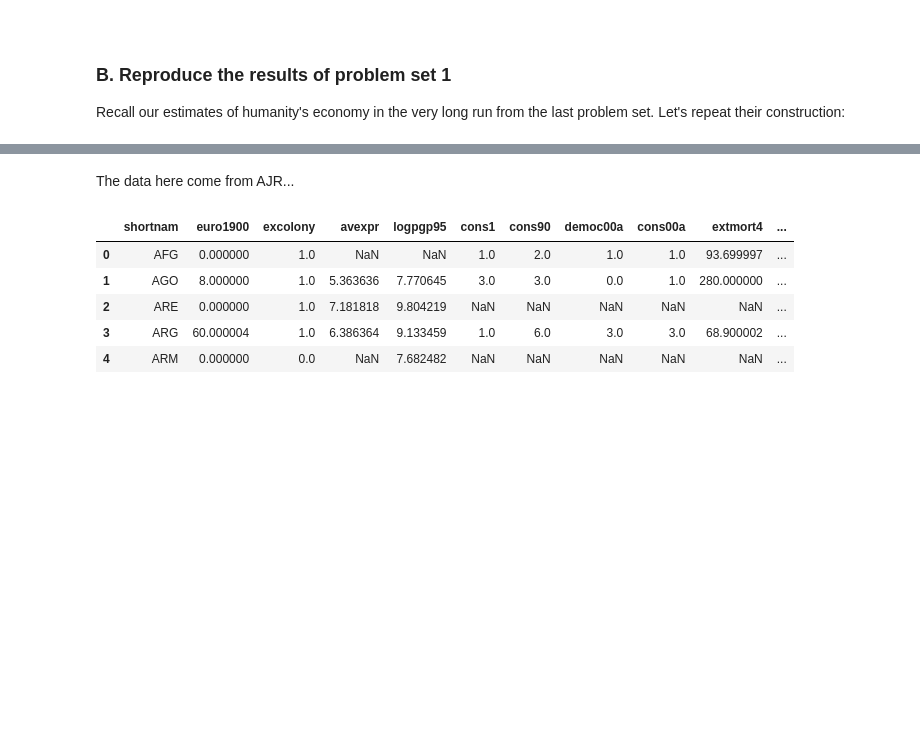
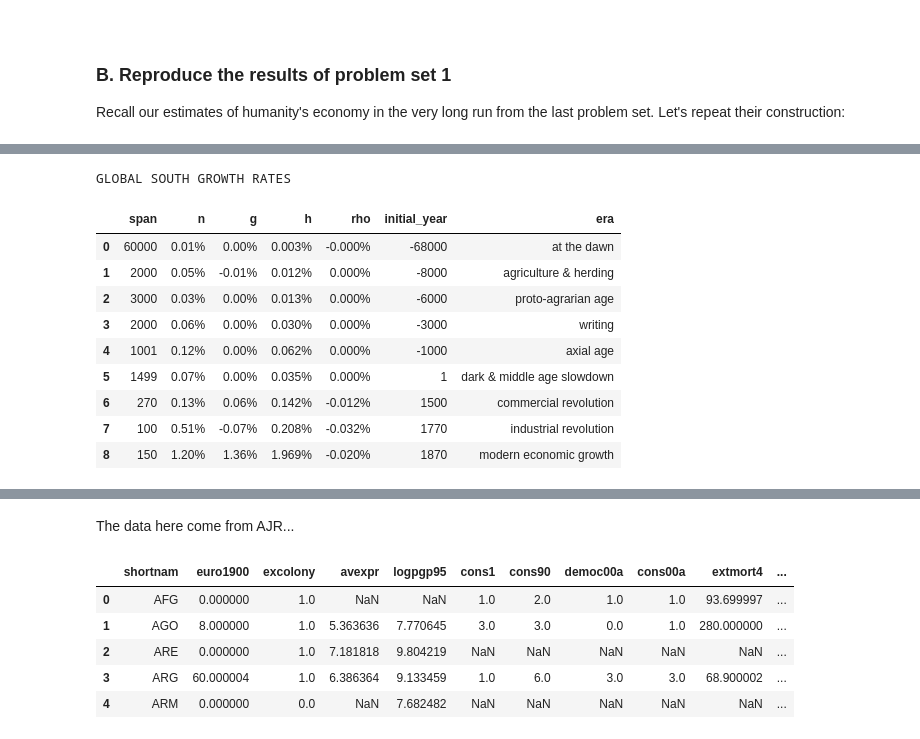
Before and after one commit to braddelong/econ-115-f-2020-assignments, a Jupyter notebook: ps03.ipynb, the cells around one changed output, grey strips where cells are left out. Cells and saved outputs as stored; diff of their text form; code cells hidden in the pictures; blank space fills up the shorter version.

```diff
--- a/ps03.ipynb
+++ b/ps03.ipynb
@@ -168 +291,7 @@ long_run_growth_list_global_south = [
     ]
+# %%
+long_run_growth_global_south_df = pd.DataFrame(
+  data=np.array(long_run_growth_list_global_south), columns = ['year', 'population',
+  'income_level', 'human_ideas', 'resources']
+  )
+long_run_growth_global_south_df['year'] = long_run_growth_global_south_df['year'].apply(np.int64)
@@ -168,0 +313,18 @@ long_run_growth_list_global_south = [
+# %%
+long_run_growth_global_south_df.set_index('year', inplace=True)
+
+# finally, add a note to the end of each observation, reminding
+# us of what was going on in human history back in each of the
+# eras into which we have divided it
+
+eras = ['at the dawn', 'agriculture & herding', 'proto-agrarian age',
+        'writing', 'axial age', 'dark & middle age slowdown', 'commercial revolution',
+        'industrial revolution', 'modern economic growth', 'whatever the 21st century brings']
+
+long_run_growth_global_south_df['eras'] = eras
+
+format_dict = {'year': '{d}', 'human_ideas': '{0:,.0f}',
+    'income_level': '${0:,.0f}', 'population': '{0:,.1f}', 'resources': '{0:,.3f}'}
+
+print('GLOBAL SOUTH LEVELS')
+long_run_growth_global_south_df.style.format(format_dict)
@@ -168,0 +345,29 @@ long_run_growth_list_global_south = [
+# %%
+data_list = np.array([span, n, g, h, rho]).transpose()
+
+long_run_growth_rates_global_south_df = pd.DataFrame(
+    data=data_list, columns = ['span', 'n', 'g', 'h', 'rho'])
+
+long_run_growth_rates_global_south_df['initial_year'] = initial_year
+
+eras2 = eras[0:9]
+
+long_run_growth_rates_global_south_df['era'] = eras2
+
+format_dict = {'initial_year':'{0:.0f}',  'span': '{0:.0f}', 'h': '{0:,.3%}',
+    'g': '{0:,.2%}', 'n': '{0:,.2%}', 'n': '{0:,.2%}' , 'rho': '{0:,.3%}'}
+
+print('GLOBAL SOUTH GROWTH RATES')
+long_run_growth_rates_global_south_df.style.format(format_dict)
+# %% [output]
+GLOBAL SOUTH GROWTH RATES
+|  | span | n | g | h | rho | initial_year | era |
+| 0 | 60000 | 0.01% | 0.00% | 0.003% | -0.000% | -68000 | at the dawn |
+| 1 | 2000 | 0.05% | -0.01% | 0.012% | 0.000% | -8000 | agriculture & herding |
+| 2 | 3000 | 0.03% | 0.00% | 0.013% | 0.000% | -6000 | proto-agrarian age |
+| 3 | 2000 | 0.06% | 0.00% | 0.030% | 0.000% | -3000 | writing |
+| 4 | 1001 | 0.12% | 0.00% | 0.062% | 0.000% | -1000 | axial age |
+| 5 | 1499 | 0.07% | 0.00% | 0.035% | 0.000% | 1 | dark & middle age slowdown |
+| 6 | 270 | 0.13% | 0.06% | 0.142% | -0.012% | 1500 | commercial revolution |
+| 7 | 100 | 0.51% | -0.07% | 0.208% | -0.032% | 1770 | industrial revolution |
+| 8 | 150 | 1.20% | 1.36% | 1.969% | -0.020% | 1870 | modern economic growth |
```
Also changed, not shown: parts of 24 cells of this notebook.
